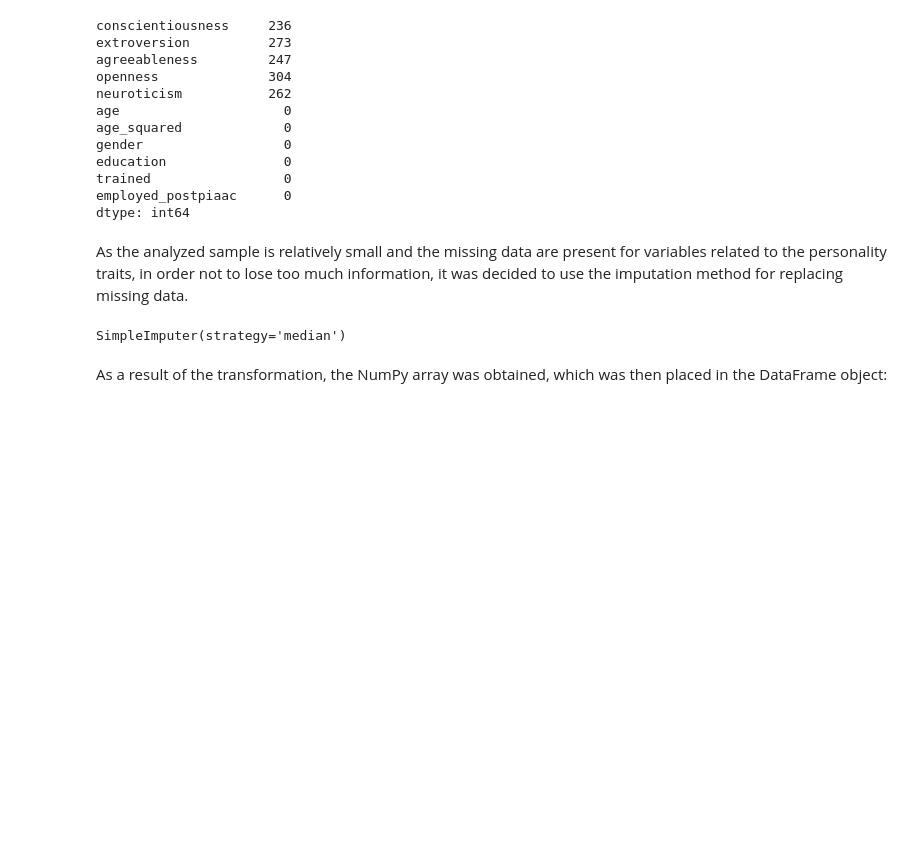
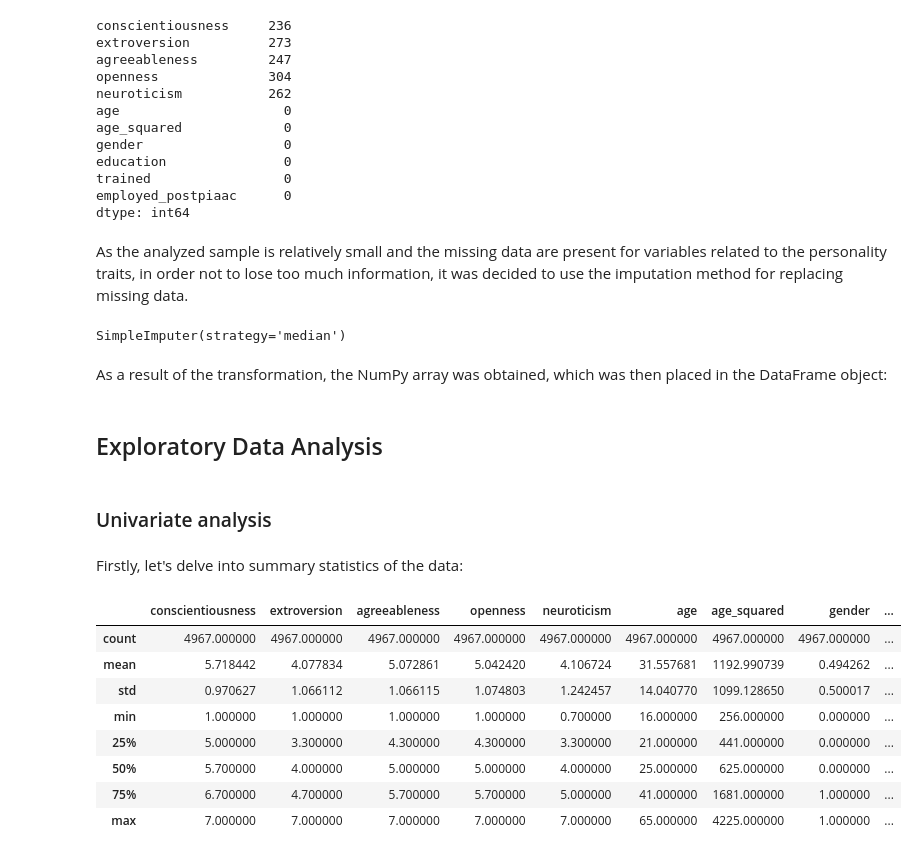
Before and after one commit to nataliagraczyk/bigfive-project, a Jupyter notebook: main.ipynb, the cells around one changed output. Cells and saved outputs as stored; diff of their text form; code cells hidden in the pictures; blank space fills up the shorter version.

```diff
--- a/main.ipynb
+++ b/main.ipynb
@@ -142,3 +144,21 @@ X = imputer.transform(selected_data)
 As a result of the transformation, the NumPy array was obtained, which was then placed in the DataFrame object:
 # %%
 clean_data = pd.DataFrame(X, columns = selected_data.columns, index = selected_data.index)
+# %% [markdown]
+## Exploratory Data Analysis
+# %% [markdown]
+### Univariate analysis
+# %% [markdown]
+Firstly, let's delve into summary statistics of the data:
+# %%
+clean_data.describe()
+# %% [output]
+|  | conscientiousness | extroversion | agreeableness | openness | neuroticism | age | age_squared | gender | ... |
+| count | 4967.000000 | 4967.000000 | 4967.000000 | 4967.000000 | 4967.000000 | 4967.000000 | 4967.000000 | 4967.000000 | ... |
+| mean | 5.718442 | 4.077834 | 5.072861 | 5.042420 | 4.106724 | 31.557681 | 1192.990739 | 0.494262 | ... |
+| std | 0.970627 | 1.066112 | 1.066115 | 1.074803 | 1.242457 | 14.040770 | 1099.128650 | 0.500017 | ... |
+| min | 1.000000 | 1.000000 | 1.000000 | 1.000000 | 0.700000 | 16.000000 | 256.000000 | 0.000000 | ... |
+| 25% | 5.000000 | 3.300000 | 4.300000 | 4.300000 | 3.300000 | 21.000000 | 441.000000 | 0.000000 | ... |
+| 50% | 5.700000 | 4.000000 | 5.000000 | 5.000000 | 4.000000 | 25.000000 | 625.000000 | 0.000000 | ... |
+| 75% | 6.700000 | 4.700000 | 5.700000 | 5.700000 | 5.000000 | 41.000000 | 1681.000000 | 1.000000 | ... |
+| max | 7.000000 | 7.000000 | 7.000000 | 7.000000 | 7.000000 | 65.000000 | 4225.000000 | 1.000000 | ... |
```
Also changed, not shown: parts of 23 cells of this notebook.
